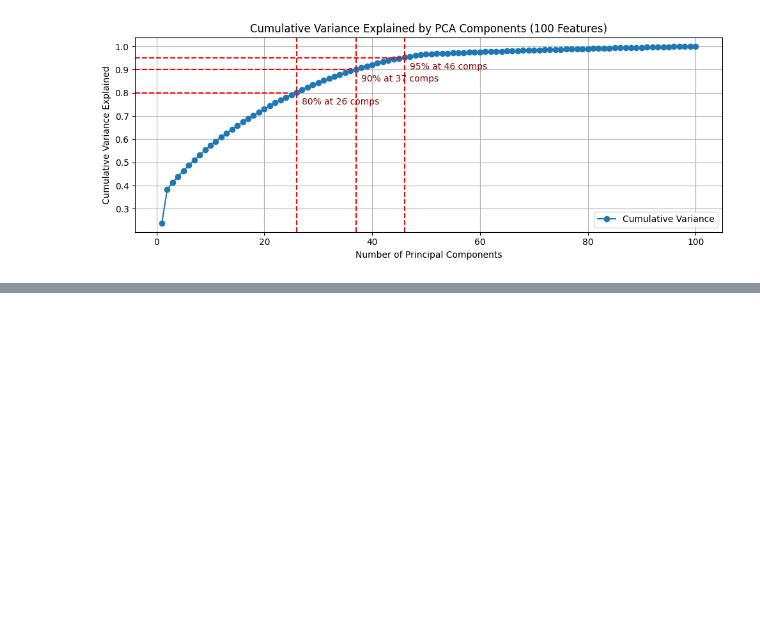
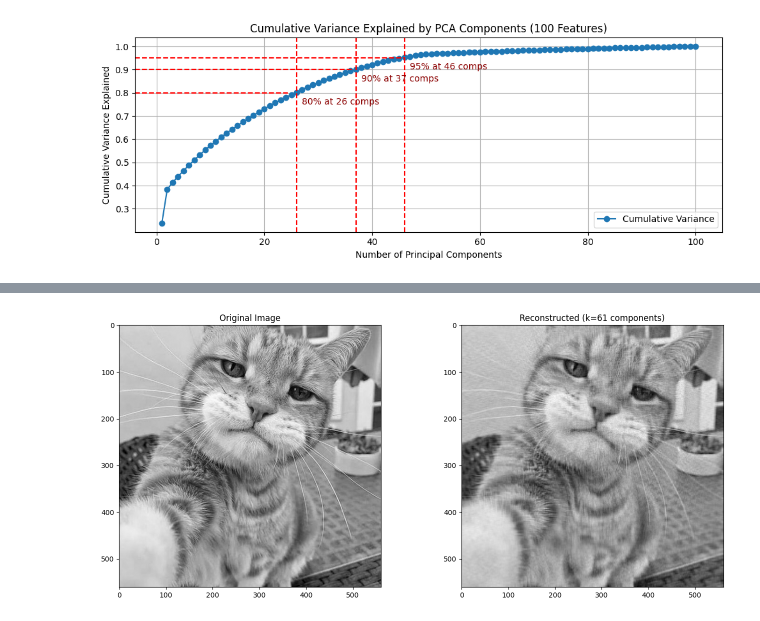
Before and after one commit to pesricha/MLDS-REVAMP, a Jupyter notebook: notebooks/pca.ipynb, the cells around one changed output, grey strips where cells are left out. Drawn from its saved outputs; the diff is of its cells as text; code cells hidden in the pictures; blank space fills up the shorter version.

```diff
--- a/notebooks/pca.ipynb
+++ b/notebooks/pca.ipynb
@@ -146,0 +222,22 @@ This highlights the efficiency of PCA in reducing dimensionality. Even at 95% va
+# %%
+ipca = IncrementalPCA(n_components=k)
+image_recon = ipca.inverse_transform(ipca.fit_transform(image_bw))
+
+# Plot original and reconstructed images side by side
+plt.figure(figsize=(14, 6))
+
+# Original image
+plt.subplot(1, 2, 1)
+plt.imshow(image_bw, cmap=plt.cm.gray)
+plt.title("Original Image")
+
+# Reconstructed image
+plt.subplot(1, 2, 2)
+plt.imshow(image_recon, cmap=plt.cm.gray)
+plt.title(f"Reconstructed (k={k} components)")
+
+plt.tight_layout()
+plt.savefig('../images/pca/reconstructed_cat.png', dpi=300, bbox_inches='tight')
+plt.show()
+# %% [output]
+[figure, added]
```
Also changed, not shown: parts of 12 cells of this notebook, 5 other files.
